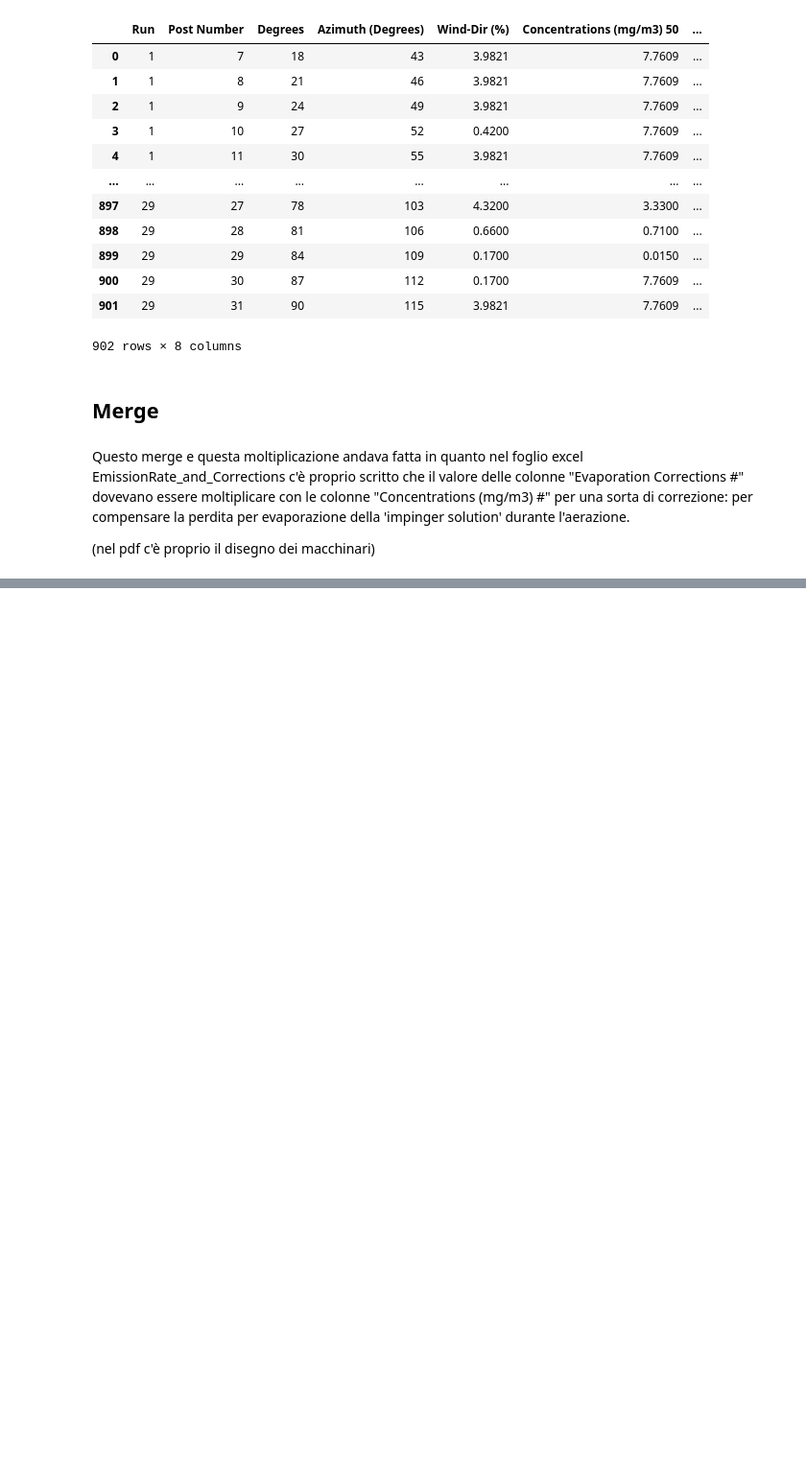
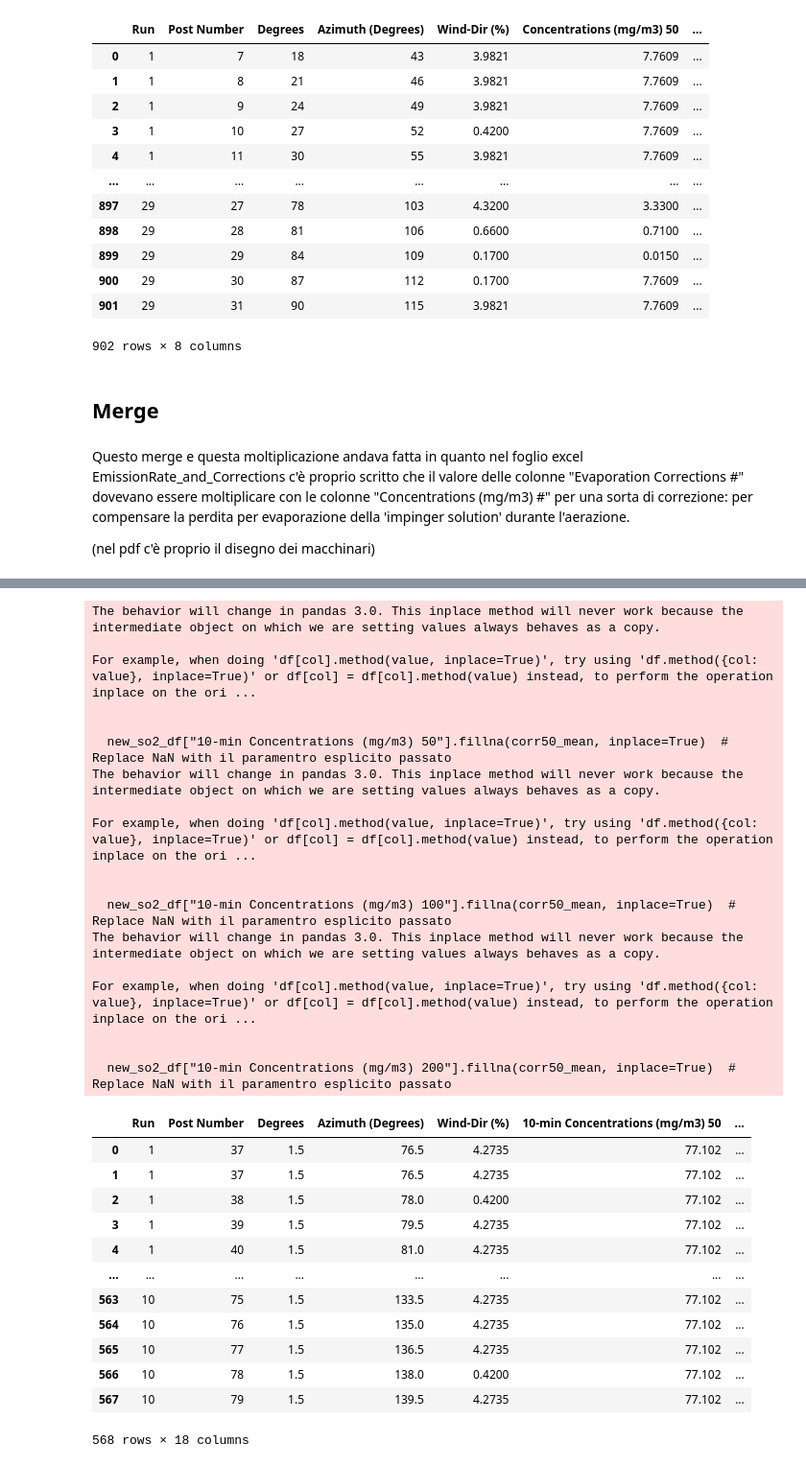
Before and after one commit to gviglione/DataAnalyticsProject, a Jupyter notebook: src/proof_run.ipynb, the cells around one changed output, grey strips where cells are left out. Shown at 96% size. Saved outputs shown, nothing was run; the diff lists cells and outputs as text; code cells hidden in the pictures; blank space fills up the shorter version.

```diff
--- a/src/proof_run.ipynb
+++ b/src/proof_run.ipynb
@@ -377,0 +577,58 @@ new_df = new_df.applymap(lambda x: regola_cifre_significative(x, cifre_significa
+# %%
+## 10-min
+## 2 - colonna Concentrations (mg/m3) 50
+corr50_mean = new_so2_df["10-min Concentrations (mg/m3) 50"].mean()
+corr50_mean = regola_cifre_significative(corr50_mean, cifre_significative)
+# print(corr50_mean)
+
+##
+new_so2_df["10-min Concentrations (mg/m3) 50"].fillna(corr50_mean, inplace=True)  # Replace NaN with il paramentro esplicito passato
+
+## 3 - colonna Concentrations (mg/m3) 100
+corr100_mean = new_so2_df["10-min Concentrations (mg/m3) 100"].mean()
+corr100_mean = regola_cifre_significative(corr100_mean, cifre_significative)
+# print(corr50_mean)
+
+##
+new_so2_df["10-min Concentrations (mg/m3) 100"].fillna(corr50_mean, inplace=True)  # Replace NaN with il paramentro esplicito passato
+
+## 4 - colonna Concentrations (mg/m3) 200
+corr200_mean = new_so2_df["10-min Concentrations (mg/m3) 200"].mean()
+corr200_mean = regola_cifre_significative(corr200_mean, cifre_significative)
+
+##
+new_so2_df["10-min Concentrations (mg/m3) 200"].fillna(corr50_mean, inplace=True)  # Replace NaN with il paramentro esplicito passato
+
+new_so2_df
+# %% [output]
+The behavior will change in pandas 3.0. This inplace method will never work because the intermediate object on which we are setting values always behaves as a copy.
+
+For example, when doing 'df[col].method(value, inplace=True)', try using 'df.method({col: value}, inplace=True)' or df[col] = df[col].method(value) instead, to perform the operation inplace on the ori ...
+
+
+  new_so2_df["10-min Concentrations (mg/m3) 50"].fillna(corr50_mean, inplace=True)  # Replace NaN with il paramentro esplicito passato
+The behavior will change in pandas 3.0. This inplace method will never work because the intermediate object on which we are setting values always behaves as a copy.
+
+For example, when doing 'df[col].method(value, inplace=True)', try using 'df.method({col: value}, inplace=True)' or df[col] = df[col].method(value) instead, to perform the operation inplace on the ori ...
+
+
+  new_so2_df["10-min Concentrations (mg/m3) 100"].fillna(corr50_mean, inplace=True)  # Replace NaN with il paramentro esplicito passato
+The behavior will change in pandas 3.0. This inplace method will never work because the intermediate object on which we are setting values always behaves as a copy.
+
+For example, when doing 'df[col].method(value, inplace=True)', try using 'df.method({col: value}, inplace=True)' or df[col] = df[col].method(value) instead, to perform the operation inplace on the ori ...
+
+
+  new_so2_df["10-min Concentrations (mg/m3) 200"].fillna(corr50_mean, inplace=True)  # Replace NaN with il paramentro esplicito passato
+|  | Run | Post Number | Degrees | Azimuth (Degrees) | Wind-Dir (%) | 10-min Concentrations (mg/m3) 50 | ... |
+| 0 | 1 | 37 | 1.5 | 76.5 | 4.2735 | 77.102 | ... |
+| 1 | 1 | 37 | 1.5 | 76.5 | 4.2735 | 77.102 | ... |
+| 2 | 1 | 38 | 1.5 | 78.0 | 0.4200 | 77.102 | ... |
+| 3 | 1 | 39 | 1.5 | 79.5 | 4.2735 | 77.102 | ... |
+| 4 | 1 | 40 | 1.5 | 81.0 | 4.2735 | 77.102 | ... |
+| ... | ... | ... | ... | ... | ... | ... | ... |
+| 563 | 10 | 75 | 1.5 | 133.5 | 4.2735 | 77.102 | ... |
+| 564 | 10 | 76 | 1.5 | 135.0 | 4.2735 | 77.102 | ... |
+| 565 | 10 | 77 | 1.5 | 136.5 | 4.2735 | 77.102 | ... |
+| 566 | 10 | 78 | 1.5 | 138.0 | 0.4200 | 77.102 | ... |
+| 567 | 10 | 79 | 1.5 | 139.5 | 4.2735 | 77.102 | ... |
+568 rows × 18 columns
```
Also changed, not shown: parts of 29 cells of this notebook.
